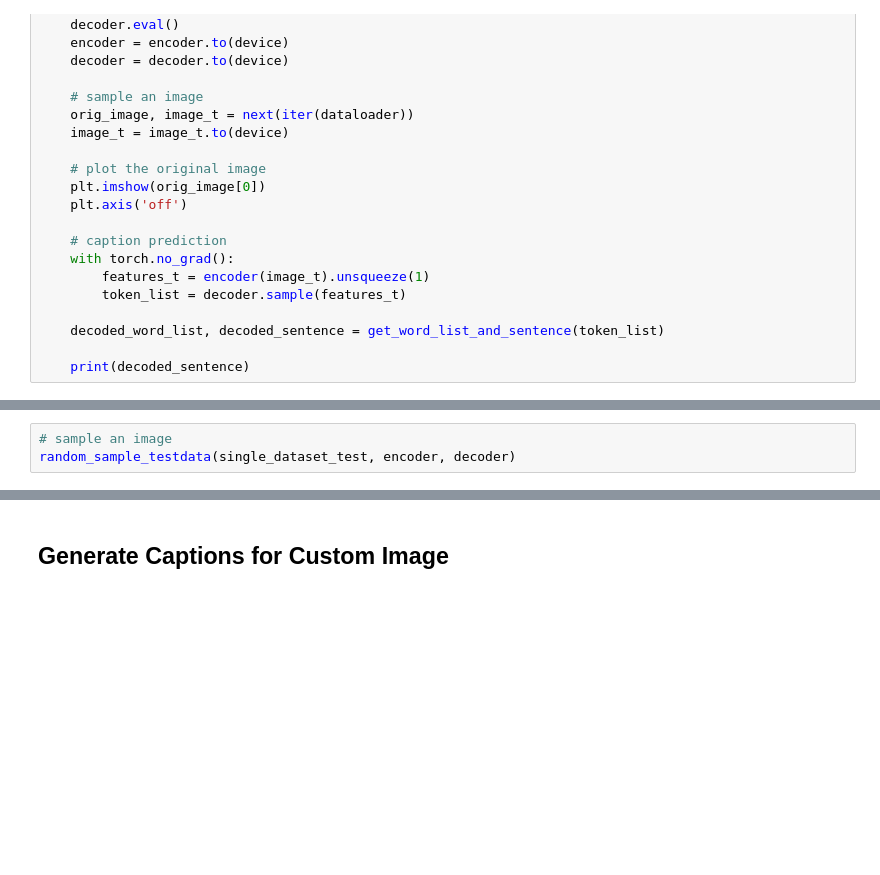
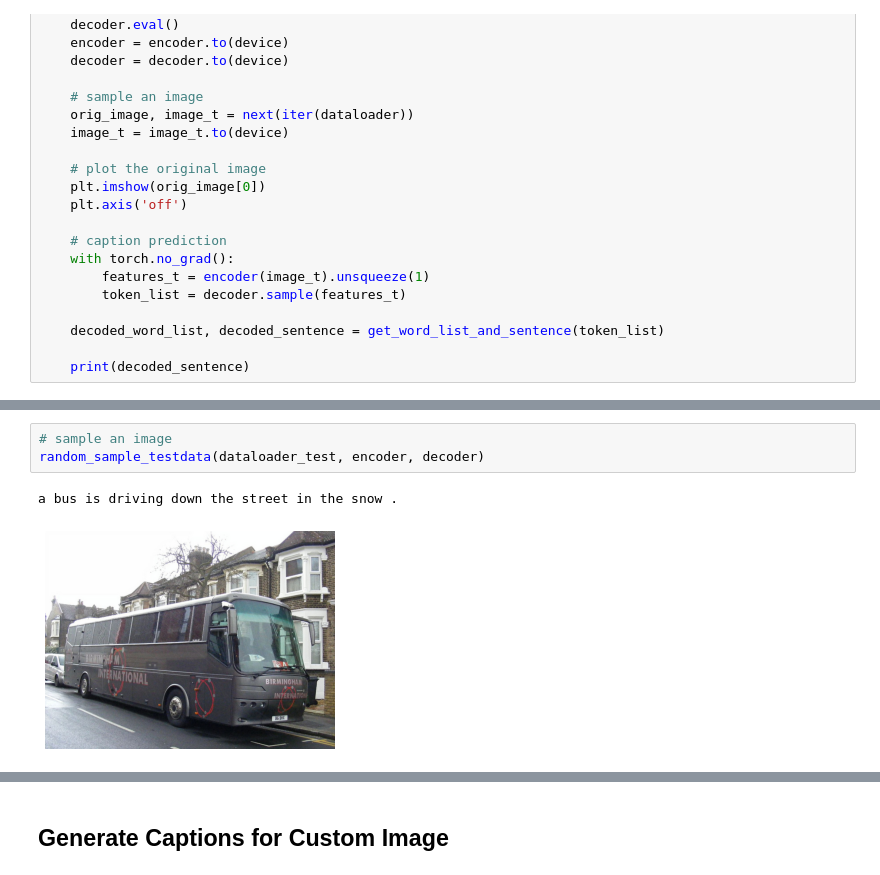
Before and after one commit to sliao-mi-luku/Image-Captioning, a Jupyter notebook: ImgCap_ResNet_LSTM.ipynb, the cells around one changed output, grey strips where cells are left out. Cells and saved outputs as stored; diff of their text form; blank space fills up the shorter version.

```diff
--- a/ImgCap_ResNet_LSTM.ipynb
+++ b/ImgCap_ResNet_LSTM.ipynb
@@ -964,5 +971,8 @@ random_sample_testdata(single_dataset_test, encoder, decoder)
 # %%
 # sample an image
-random_sample_testdata(single_dataset_test, encoder, decoder)
+random_sample_testdata(dataloader_test, encoder, decoder)
+# %% [output]
+a bus is driving down the street in the snow .
+[figure, added]
 # %%
 # sample an image
```
Also changed, not shown: parts of 11 cells of this notebook, 5 other files.
